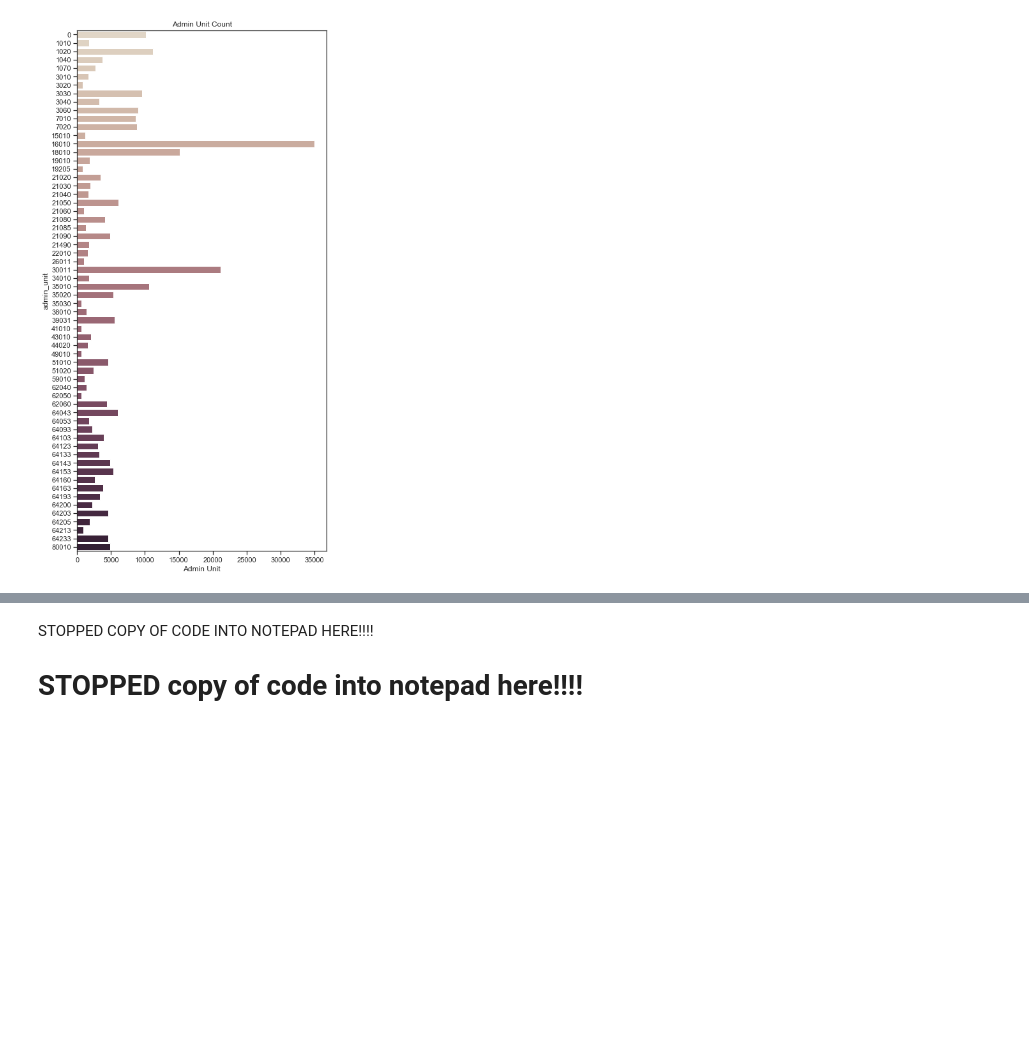
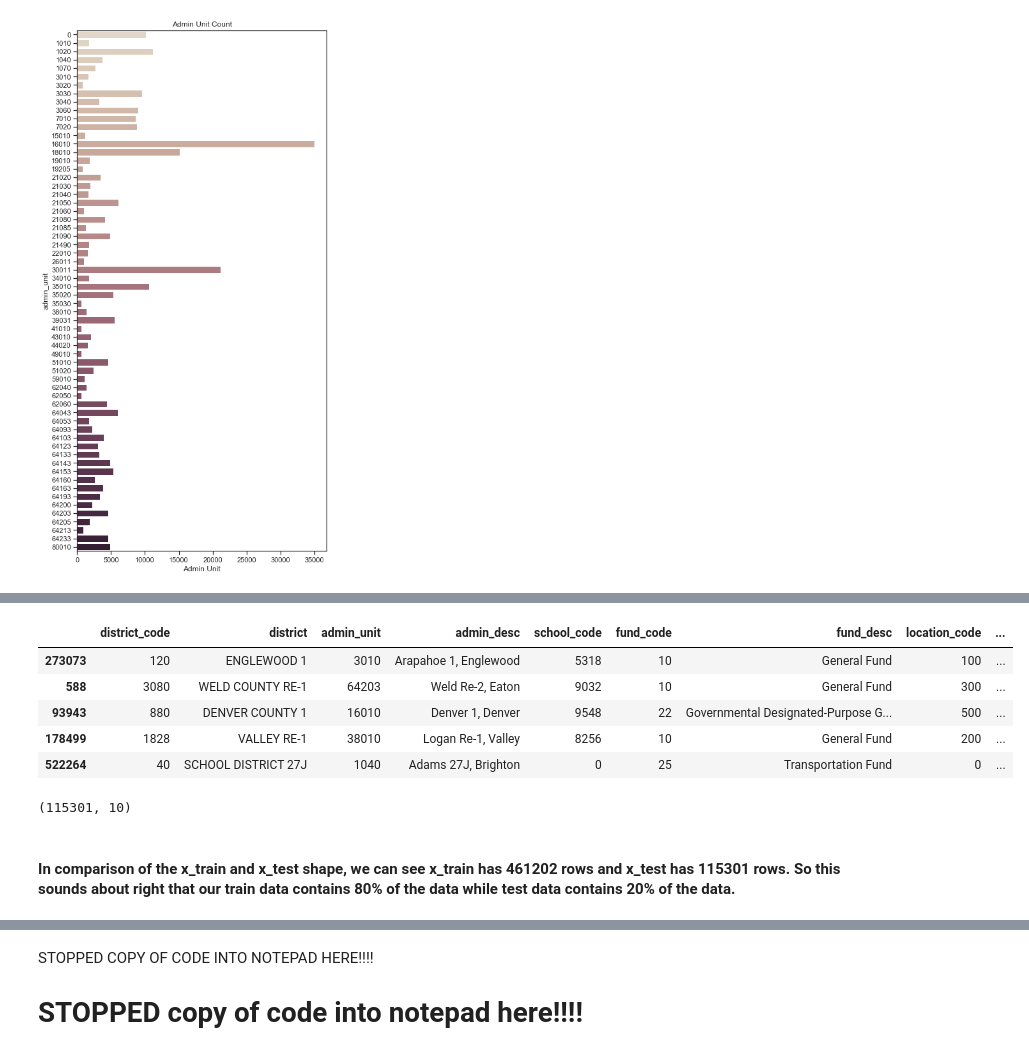
Before and after one commit to stacysandy/Data-Science-Practicum-II, a Jupyter notebook: Stacey_Sandy-Practicum_II.ipynb, the cells around one changed output, grey strips where cells are left out. Drawn from its saved outputs; the diff is of its cells as text; code cells hidden in the pictures; blank space fills up the shorter version.

```diff
--- a/Stacey_Sandy-Practicum_II.ipynb
+++ b/Stacey_Sandy-Practicum_II.ipynb
@@ -2424,0 +2384,17 @@ from sklearn.metrics import classification_report, confusion_matrix
+# %%
+# Take a peak at x_test head
+x_test.head()
+# %% [output]
+|  | district_code | district | admin_unit | admin_desc | school_code | fund_code | fund_desc | location_code | ... |
+| 273073 | 120 | ENGLEWOOD 1 | 3010 | Arapahoe 1, Englewood | 5318 | 10 | General Fund | 100 | ... |
+| 588 | 3080 | WELD COUNTY RE-1 | 64203 | Weld Re-2, Eaton | 9032 | 10 | General Fund | 300 | ... |
+| 93943 | 880 | DENVER COUNTY 1 | 16010 | Denver 1, Denver | 9548 | 22 | Governmental Designated-Purpose G... | 500 | ... |
+| 178499 | 1828 | VALLEY RE-1 | 38010 | Logan Re-1, Valley | 8256 | 10 | General Fund | 200 | ... |
+| 522264 | 40 | SCHOOL DISTRICT 27J | 1040 | Adams 27J, Brighton | 0 | 25 | Transportation Fund | 0 | ... |
+# %%
+# Look at x_test shape to compare to x_train shape above
+x_test.shape
+# %% [output]
+(115301, 10)
+# %% [markdown]
+#### In comparison of the x_train and x_test shape, we can see x_train has 461202 rows and x_test has 115301 rows. So this sounds about right that our train data contains 80% of the data while test data contains 20% of the data.
```
Also changed, not shown: parts of 96 cells of this notebook.
